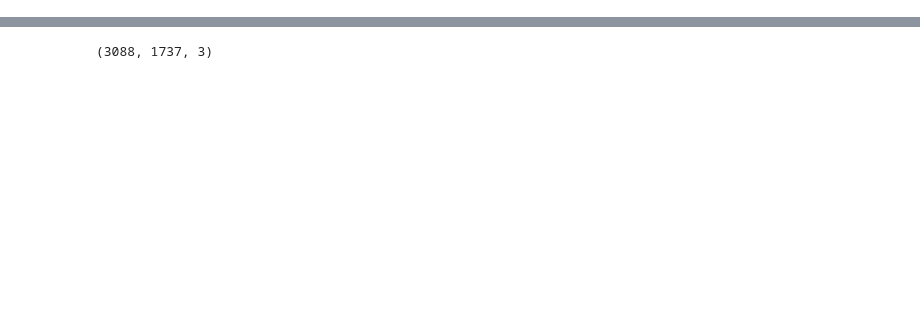
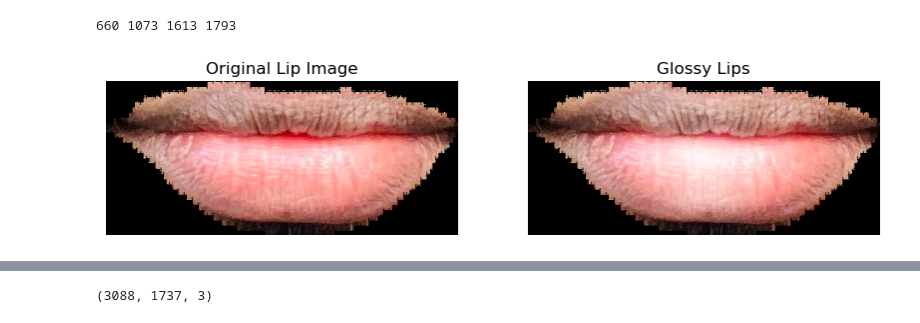
Before and after one commit to toufique-imam/blur-Detection-Haar-Wavelet, a Jupyter notebook: glsl/morph/test.ipynb, the cells around one changed output, grey strips where cells are left out. Saved outputs shown, nothing was run; the diff lists cells and outputs as text; code cells hidden in the pictures; blank space fills up the shorter version.

```diff
--- a/glsl/morph/test.ipynb
+++ b/glsl/morph/test.ipynb
@@ -10,0 +9,3 @@ testImagePaths = ['/Users/nuhash/Downloads/test13_53_2.PNG' ]
+# %%
+testImagePaths = ['/Users/nuhash/Downloads/test13_53_2.PNG', '/Users/nuhash/Downloads/test18_50_25.PNG', '/Users/nuhash/Downloads/acne_breakouts.PNG']
+maskImagePaths = ['/Users/nuhash/Downloads/test13_53_2.PNG', '/Users/nuhash/Downloads/test18_50_25.PNG', '/Users/nuhash/Downloads/test16_17_0.PNG']
@@ -10,0 +38,60 @@ testImagePaths = ['/Users/nuhash/Downloads/test13_53_2.PNG' ]
+# %%
+import cv2
+import numpy as np
+import matplotlib.pyplot as plt
+
+# Load the lip image and the lip mask
+lip_image, left, right, top, bottom = trim(cv2.imread(testImagePaths[0]))
+lip_mask = cv2.imread(maskImagePaths[0], cv2.IMREAD_GRAYSCALE)  # Grayscale mask (0: background, 255: lips)
+lip_mask = lip_mask[top:bottom, left:right]
+
+
+# Convert the lip image to float32 for better precision
+lip_image = np.float32(lip_image) / 255.0
+
+# Create a glossy reflection overlay
+overlay = np.zeros_like(lip_image)
+rows, cols, _ = lip_image.shape
+
+# Define the center and radius for the glossy effect
+center = (cols // 2, rows // 2)
+radius = min(rows, cols) // 2
+
+# Create a circular gradient for the glossy reflection
+for i in range(rows):
+    for j in range(cols):
+        distance = np.sqrt((i - center[1])**2 + (j - center[0])**2)
+        intensity = max(0, 1 - distance / radius)
+        overlay[i, j] = [intensity, intensity, intensity]
+
+# Apply the glossy effect only to the lip region using the mask
+glossy_lips = lip_image * (1 - overlay) + overlay
+
+# Convert the grayscale mask to a 3-channel mask
+lip_mask_3ch = cv2.merge([lip_mask, lip_mask, lip_mask]) / 255.0
+
+# Blend the glossy effect with the original image, using the mask
+glossy_lip_region = lip_image * (1 - lip_mask_3ch) + glossy_lips * lip_mask_3ch
+
+# Convert back to 8-bit format for saving or displaying
+glossy_lip_image = np.uint8(glossy_lip_region * 255)
+
+# Convert the image from BGR to RGB for displaying with matplotlib
+glossy_lip_image_rgb = cv2.cvtColor(glossy_lip_image, cv2.COLOR_BGR2RGB)
+lip_image = cv2.cvtColor(lip_image, cv2.COLOR_BGR2RGB)
+# Display the images side by side
+plt.figure(figsize=(10, 5))
+plt.subplot(1, 2, 1)
+plt.imshow(lip_image)
+plt.title('Original Lip Image')
+plt.axis('off')
+
+plt.subplot(1, 2, 2)
+plt.imshow(glossy_lip_image_rgb)
+plt.title('Glossy Lips')
+plt.axis('off')
+
+plt.show()
+# %% [output]
+660 1073 1613 1793
+[figure, added]
```
Also changed, not shown: parts of 9 cells of this notebook, 10 other files.
